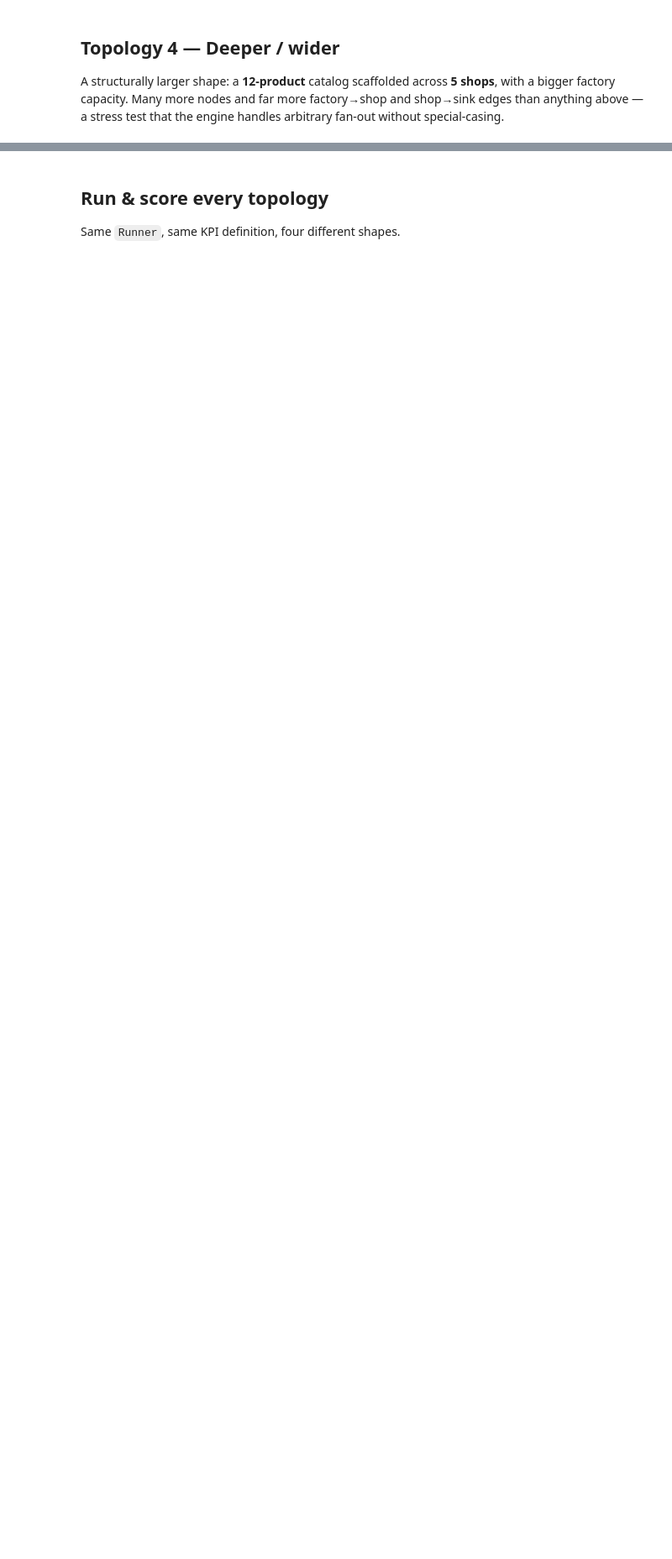
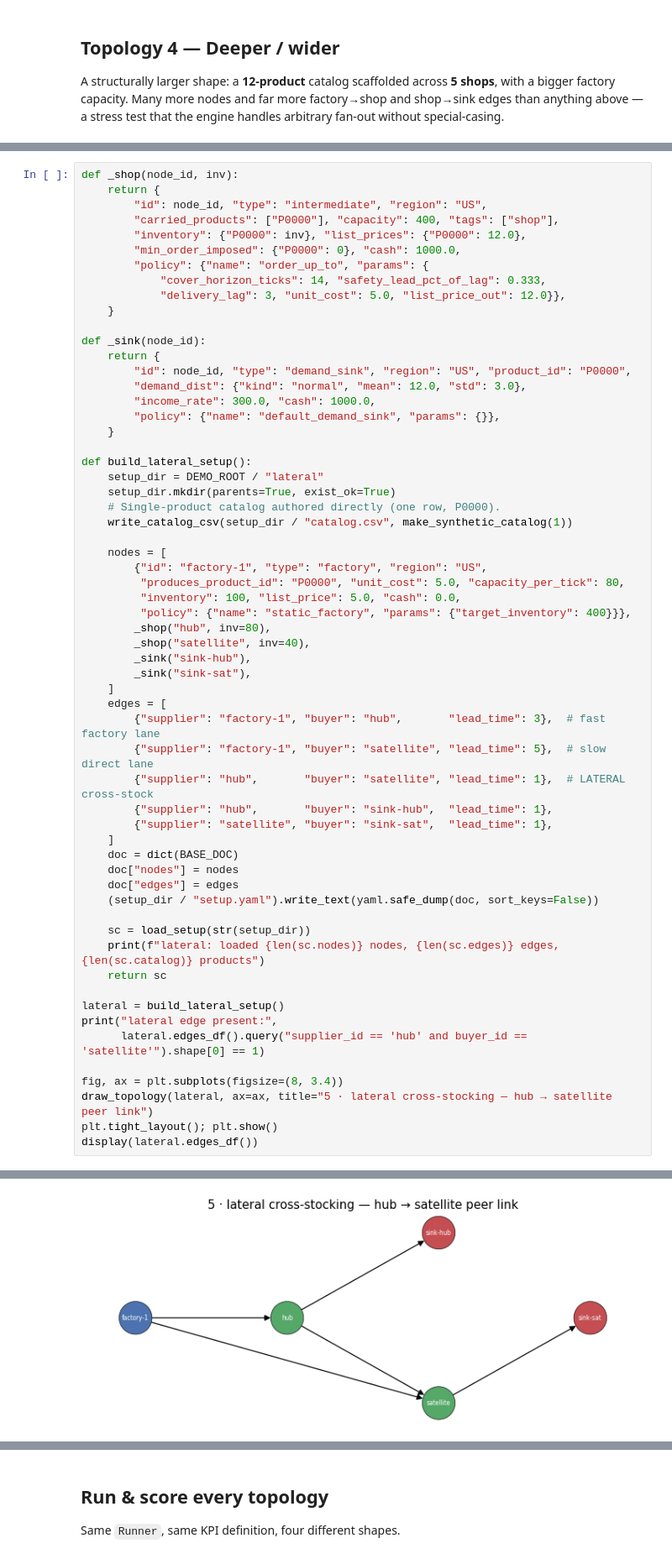
Before and after one commit to mjordanic/supply_chain_simulator, a Jupyter notebook: notebooks/03-topology-gallery.ipynb, the cells around one changed output, grey strips where cells are left out. Shown at 84% size. Cells and saved outputs as stored; diff of their text form; blank space fills up the shorter version.

```diff
--- a/notebooks/03-topology-gallery.ipynb
+++ b/notebooks/03-topology-gallery.ipynb
@@ -314,0 +340,61 @@ wide: loaded 29 nodes, 24 edges, 12 products
+# %%
+def _shop(node_id, inv):
+    return {
+        "id": node_id, "type": "intermediate", "region": "US",
+        "carried_products": ["P0000"], "capacity": 400, "tags": ["shop"],
+        "inventory": {"P0000": inv}, "list_prices": {"P0000": 12.0},
+        "min_order_imposed": {"P0000": 0}, "cash": 1000.0,
+        "policy": {"name": "order_up_to", "params": {
+            "cover_horizon_ticks": 14, "safety_lead_pct_of_lag": 0.333,
+            "delivery_lag": 3, "unit_cost": 5.0, "list_price_out": 12.0}},
+    }
+
+def _sink(node_id):
+    return {
+        "id": node_id, "type": "demand_sink", "region": "US", "product_id": "P0000",
+        "demand_dist": {"kind": "normal", "mean": 12.0, "std": 3.0},
+        "income_rate": 300.0, "cash": 1000.0,
+        "policy": {"name": "default_demand_sink", "params": {}},
+    }
+
+def build_lateral_setup():
+    setup_dir = DEMO_ROOT / "lateral"
+    setup_dir.mkdir(parents=True, exist_ok=True)
+    # Single-product catalog authored directly (one row, P0000).
+    write_catalog_csv(setup_dir / "catalog.csv", make_synthetic_catalog(1))
+
+    nodes = [
+        {"id": "factory-1", "type": "factory", "region": "US",
+         "produces_product_id": "P0000", "unit_cost": 5.0, "capacity_per_tick": 80,
+         "inventory": 100, "list_price": 5.0, "cash": 0.0,
+         "policy": {"name": "static_factory", "params": {"target_inventory": 400}}},
+        _shop("hub", inv=80),
+        _shop("satellite", inv=40),
+        _sink("sink-hub"),
+        _sink("sink-sat"),
+    ]
+    edges = [
+        {"supplier": "factory-1", "buyer": "hub",       "lead_time": 3},  # fast factory lane
+        {"supplier": "factory-1", "buyer": "satellite", "lead_time": 5},  # slow direct lane
+        {"supplier": "hub",       "buyer": "satellite", "lead_time": 1},  # LATERAL cross-stock
+        {"supplier": "hub",       "buyer": "sink-hub",  "lead_time": 1},
+        {"supplier": "satellite", "buyer": "sink-sat",  "lead_time": 1},
+    ]
+    doc = dict(BASE_DOC)
+    doc["nodes"] = nodes
+    doc["edges"] = edges
+    (setup_dir / "setup.yaml").write_text(yaml.safe_dump(doc, sort_keys=False))
+
+    sc = load_setup(str(setup_dir))
+    print(f"lateral: loaded {len(sc.nodes)} nodes, {len(sc.edges)} edges, {len(sc.catalog)} products")
+    return sc
+
+lateral = build_lateral_setup()
+print("lateral edge present:",
+      lateral.edges_df().query("supplier_id == 'hub' and buyer_id == 'satellite'").shape[0] == 1)
+
+fig, ax = plt.subplots(figsize=(8, 3.4))
+draw_topology(lateral, ax=ax, title="5 · lateral cross-stocking — hub → satellite peer link")
+plt.tight_layout(); plt.show()
+display(lateral.edges_df())
+# %% [output]
@@ -314,0 +403 @@ wide: loaded 29 nodes, 24 edges, 12 products
+[figure, added]
```
Also changed, not shown: parts of 10 cells of this notebook, 21 other files.
